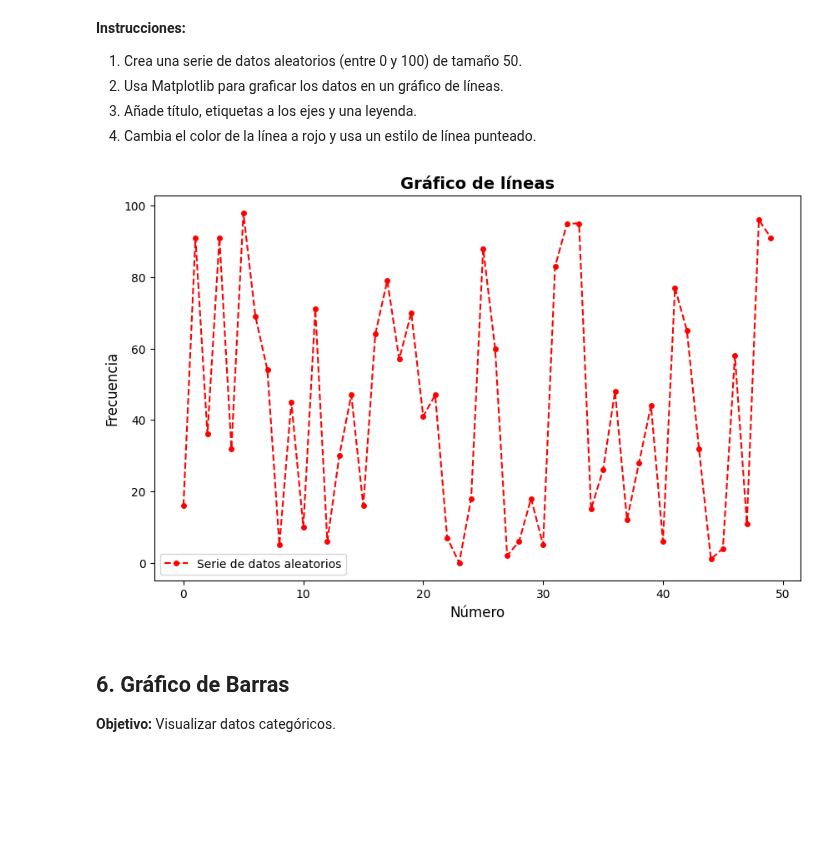
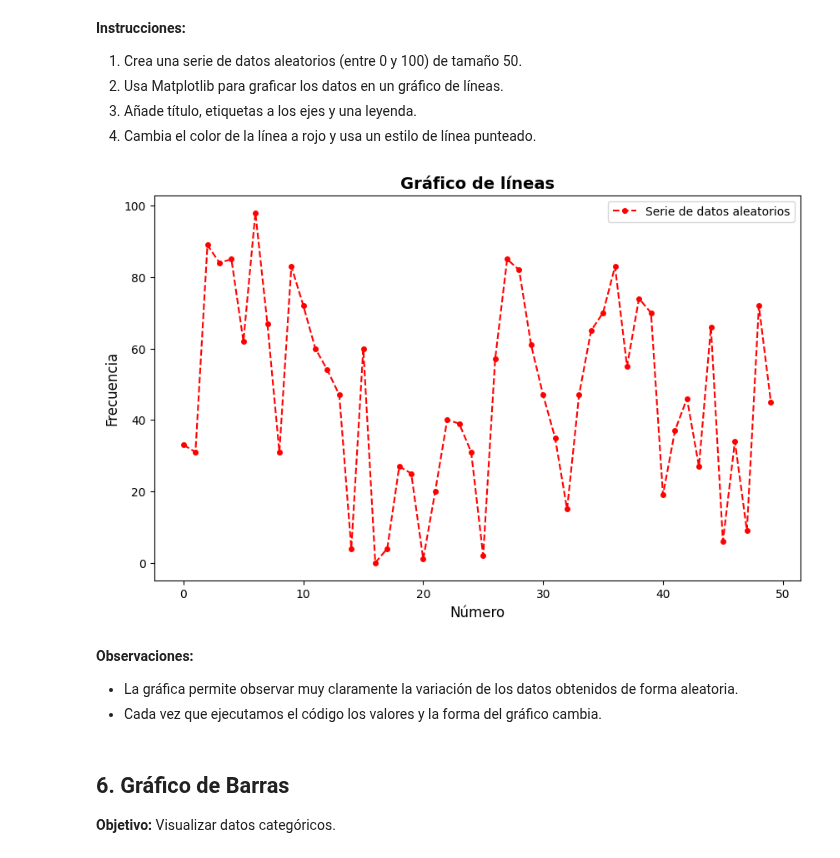
Before and after one commit to bidallei/MIAAD-UACJ, a Jupyter notebook: Tarea13_263150.ipynb, the cells around one changed output. Saved outputs shown, nothing was run; the diff lists cells and outputs as text; code cells hidden in the pictures; blank space fills up the shorter version.

```diff
--- a/Tarea13_263150.ipynb
+++ b/Tarea13_263150.ipynb
@@ -201,21 +216,25 @@ Dataframe con fechas y valores aleatorios
 # %%
 # 1. Crea una serie de datos aleatorios (entre 0 y 100) de tamaño 50.
 import matplotlib.pyplot as plt
 
-data = np.random.randint(0, 100, size=(50))
+data_ex5 = np.random.randint(0, 100, size=(50))
 
 # 2. Usa Matplotlib para graficar los datos en un gráfico de líneas.
 # 3. Añade título, etiquetas a los ejes y una leyenda.
 # 4. Cambia el color de la línea a rojo y usa un estilo de línea punteado.
 plt.figure(figsize=(10, 6))
-plt.plot(data, color='red', marker='o', markersize=4, linestyle='--', label='Serie de datos aleatorios')
+plt.plot(data_ex5, color='red', marker='o', markersize=4, linestyle='--', label='Serie de datos aleatorios')
 plt.title('Gráfico de líneas', fontsize=14, fontweight='bold')
 plt.xlabel('Número', fontsize=12)
 plt.ylabel('Frecuencia', fontsize=12)
 plt.legend()
 plt.show()
 # %% [output]
-[figure, old version]
+[figure, new version]
+# %% [markdown]
+**Observaciones:**
+- La gráfica permite observar muy claramente la variación de los datos obtenidos de forma aleatoria.
+- Cada vez que ejecutamos el código los valores y la forma del gráfico cambia.
 # %% [markdown]
 ## 6. Gráfico de Barras
 **Objetivo:** Visualizar datos categóricos.
```
Also changed, not shown: parts of 21 cells of this notebook.
